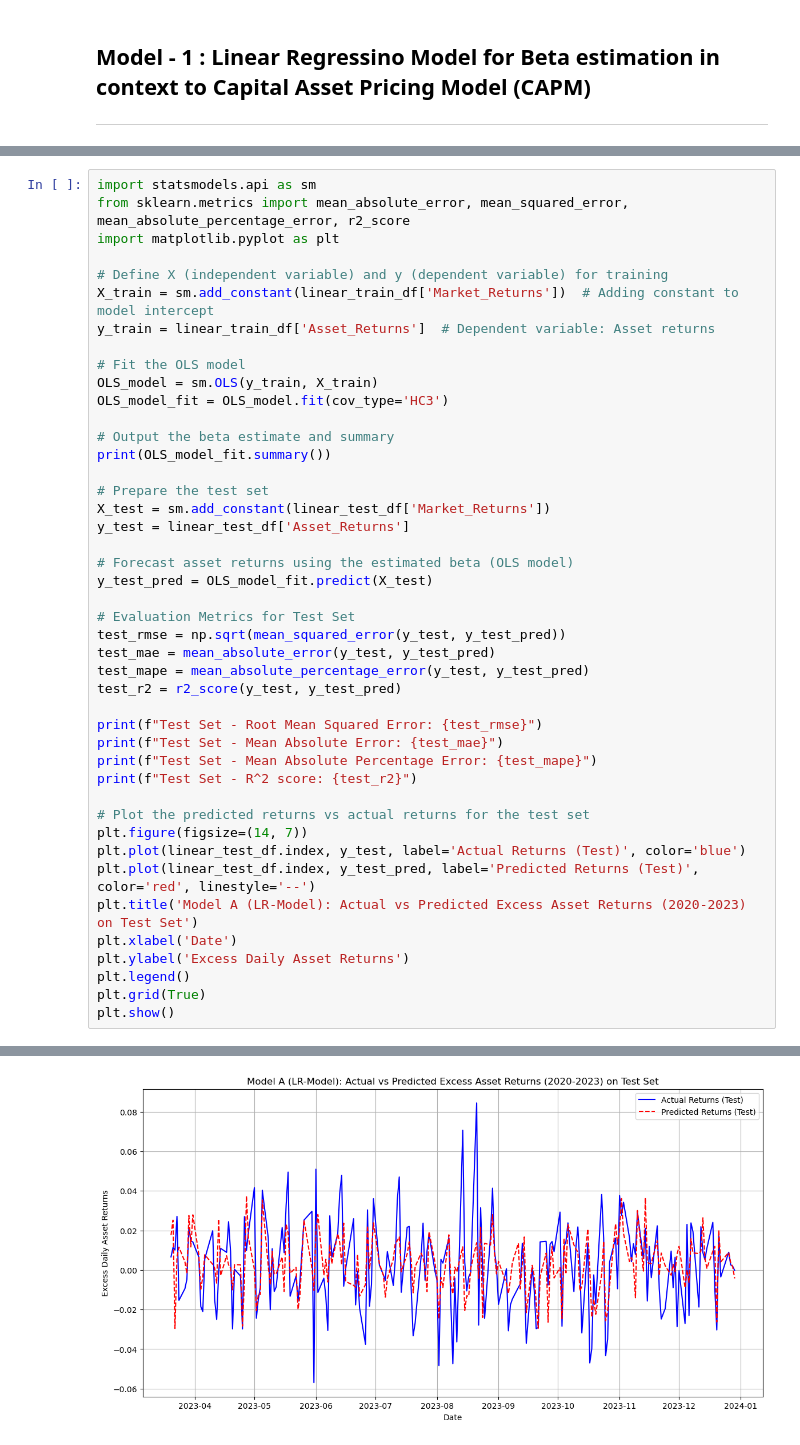
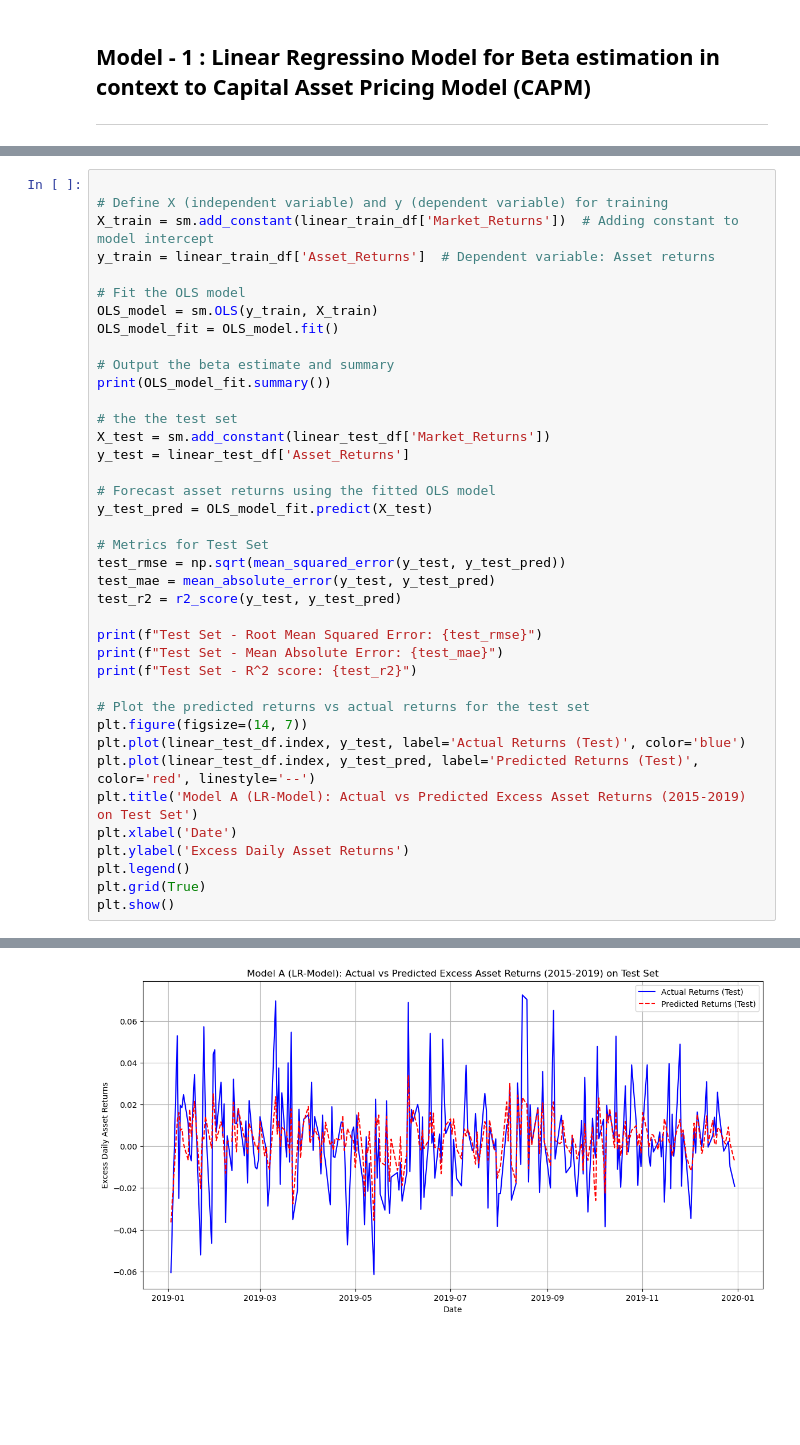
Before and after one commit to Rakshit-Yadav/MAT11-ERP-Code-Repository, a Jupyter notebook: 2020-2023/Model-A-(2020-2023).ipynb, the cells around one changed output, grey strips where cells are left out. Cells and saved outputs as stored; diff of their text form; blank space fills up the shorter version.

```diff
--- a/2020-2023/Model-A-(2020-2023).ipynb
+++ b/2020-2023/Model-A-(2020-2023).ipynb
@@ -71,7 +68,4 @@ linear_test_df.head(10)
 # %%
-import statsmodels.api as sm
-from sklearn.metrics import mean_absolute_error, mean_squared_error, mean_absolute_percentage_error, r2_score
-import matplotlib.pyplot as plt
 
 # Define X (independent variable) and y (dependent variable) for training
 X_train = sm.add_constant(linear_train_df['Market_Returns'])  # Adding constant to model intercept
@@ -79,34 +73,32 @@ y_train = linear_train_df['Asset_Returns']  # Dependent variable: Asset returns
 
 # Fit the OLS model
 OLS_model = sm.OLS(y_train, X_train)
-OLS_model_fit = OLS_model.fit(cov_type='HC3')
+OLS_model_fit = OLS_model.fit()
 
 # Output the beta estimate and summary
 print(OLS_model_fit.summary())
 
-# Prepare the test set
+# the the test set
 X_test = sm.add_constant(linear_test_df['Market_Returns'])
 y_test = linear_test_df['Asset_Returns']
 
-# Forecast asset returns using the estimated beta (OLS model)
+# Forecast asset returns using the fitted OLS model
 y_test_pred = OLS_model_fit.predict(X_test)
 
-# Evaluation Metrics for Test Set
+# Metrics for Test Set
 test_rmse = np.sqrt(mean_squared_error(y_test, y_test_pred))
 test_mae = mean_absolute_error(y_test, y_test_pred)
-test_mape = mean_absolute_percentage_error(y_test, y_test_pred)
 test_r2 = r2_score(y_test, y_test_pred)
 
 print(f"Test Set - Root Mean Squared Error: {test_rmse}")
 print(f"Test Set - Mean Absolute Error: {test_mae}")
-print(f"Test Set - Mean Absolute Percentage Error: {test_mape}")
 print(f"Test Set - R^2 score: {test_r2}")
 
 # Plot the predicted returns vs actual returns for the test set
 plt.figure(figsize=(14, 7))
 plt.plot(linear_test_df.index, y_test, label='Actual Returns (Test)', color='blue')
 plt.plot(linear_test_df.index, y_test_pred, label='Predicted Returns (Test)', color='red', linestyle='--')
-plt.title('Model A (LR-Model): Actual vs Predicted Excess Asset Returns (2020-2023) on Test Set')
+plt.title('Model A (LR-Model): Actual vs Predicted Excess Asset Returns (2015-2019) on Test Set')
 plt.xlabel('Date')
 plt.ylabel('Excess Daily Asset Returns')
 plt.legend()
@@ -133,2 +125,2 @@ Test Set - R^2 score: 0.3360344553167649
-[figure, old version]
+[figure, new version]
 # %%
```
Also changed, not shown: parts of 7 cells of this notebook, 6 other files.
